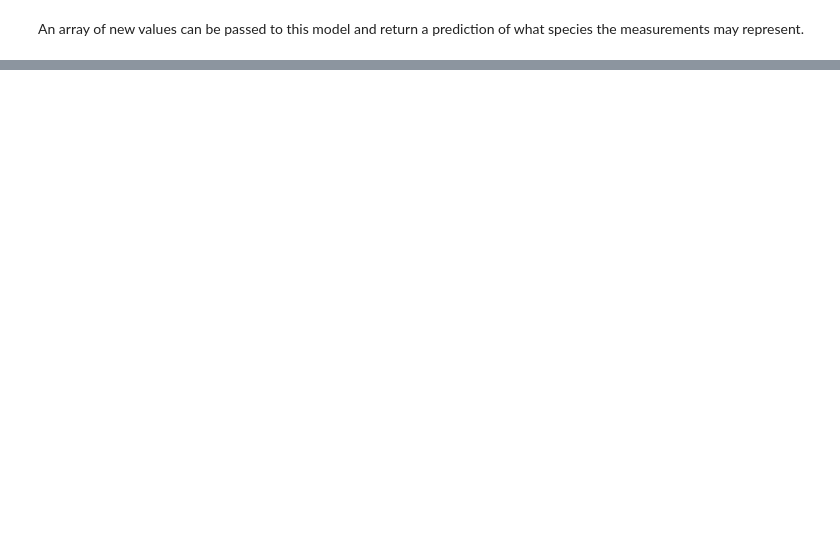
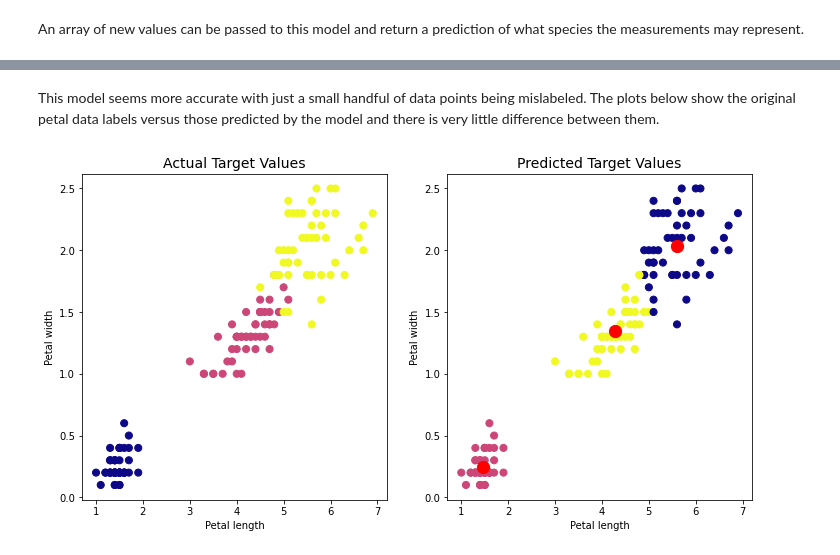
Before and after one commit to jennifer-ryan/machine-learning-tasks, a Jupyter notebook: Tasks.ipynb, the cells around one changed output, grey strips where cells are left out. Cells and saved outputs as stored; diff of their text form; code cells hidden in the pictures; blank space fills up the shorter version.

```diff
--- a/Tasks.ipynb
+++ b/Tasks.ipynb
@@ -720,0 +752,12 @@ array([0, 0, 2])
+# %%
+# Separating petal data
+petal_data = X[:, 2:]
+
+# Create model object
+kmeans2 = skcl.KMeans(n_clusters=3)
+
+# Fit model to petal data
+kmeans2.fit(petal_data)
+
+# Compare original labels to the model predictions
+pd.crosstab(iris_df['species'], kmeans2.labels_)
@@ -720,0 +770,30 @@ array([0, 0, 2])
+# %% [markdown]
+This model seems more accurate with just a small handful of data points being mislabeled. The plots below show the original petal data labels versus those predicted by the model and there is very little difference between them.
+# %%
+# Plotting adapted from
+# https://medium.com/@belen.sanchez27/predicting-iris-flower-species-with-k-means-clustering-in-python-f6e46806aaee
+
+# Create two plots
+fig, axes = plt.subplots(1, 2, figsize=(12,6))
+
+# Select plot type and data - colour according to target and labels
+axes[0].scatter(petal_data[:, 0], petal_data[:, 1], marker= '.', c=iris.target, cmap='plasma', s=200)
+axes[1].scatter(petal_data[:, 0], petal_data[:, 1], marker='.', c=kmeans2.labels_, cmap='plasma', s=200)
+
+# Labels
+axes[0].set_xlabel('Petal length')
+axes[0].set_ylabel('Petal width')
+axes[1].set_xlabel('Petal length')
+axes[1].set_ylabel('Petal width')
+
+# Titles
+axes[0].set_title('Actual Target Values', fontsize=14)
+axes[1].set_title('Predicted Target Values', fontsize=14)
+
+# Add centroids to predicted data
+plt.scatter(kmeans2.cluster_centers_[:, 0], kmeans2.cluster_centers_[:, 1], s = 150, c = 'red')
+
+#Display plot
+plt.show()
+# %% [output]
+[figure, added]
```
Also changed, not shown: parts of 23 cells of this notebook.
